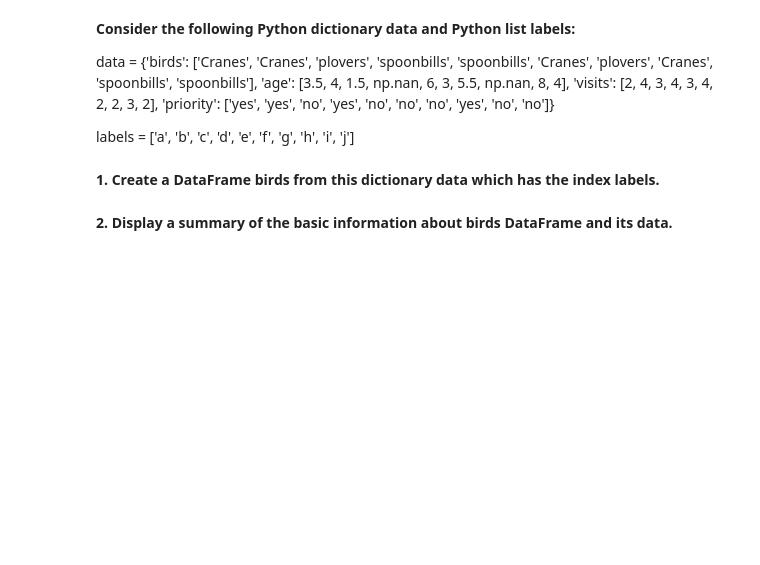
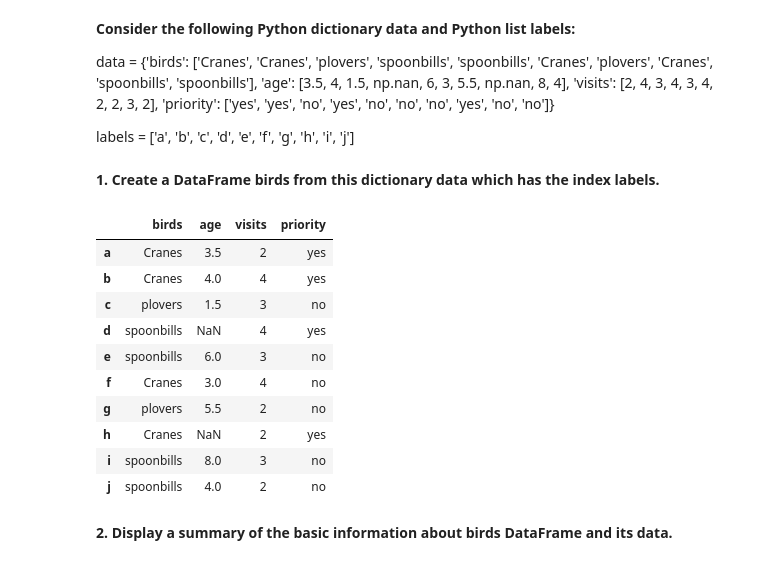
Before and after one commit to Chaitanya-Majety/Jupyter, a Jupyter notebook: Jupyter Notebooks/Assignments/pandas_basics_practice.ipynb, the cells around one changed output. Drawn from its saved outputs; the diff is of its cells as text; code cells hidden in the pictures; blank space fills up the shorter version.

```diff
--- a/Jupyter Notebooks/Assignments/pandas_basics_practice.ipynb
+++ b/Jupyter Notebooks/Assignments/pandas_basics_practice.ipynb
@@ -7,7 +7,32 @@ data = {'birds': ['Cranes', 'Cranes', 'plovers', 'spoonbills', 'spoonbills', 'Cr
         'priority': ['yes', 'yes', 'no', 'yes', 'no', 'no', 'no', 'yes', 'no', 'no']}
 
 labels = ['a', 'b', 'c', 'd', 'e', 'f', 'g', 'h', 'i', 'j']
+# %%
+import numpy as np
+import pandas as pd
+
+data = {'birds': ['Cranes', 'Cranes', 'plovers', 'spoonbills', 'spoonbills', 'Cranes', 'plovers', 'Cranes', 'spoonbills', 'spoonbills'],
+        'age': [3.5, 4, 1.5, np.nan, 6, 3, 5.5, np.nan, 8, 4],
+        'visits': [2, 4, 3, 4, 3, 4, 2, 2, 3, 2],
+        'priority': ['yes', 'yes', 'no', 'yes', 'no', 'no', 'no', 'yes', 'no', 'no']}
+
+labels = ['a', 'b', 'c', 'd', 'e', 'f', 'g', 'h', 'i', 'j']
 # %% [markdown]
 **1. Create a DataFrame birds from this dictionary data which has the index labels.**
+# %%
+birds = pd.DataFrame(data,index=labels)
+birds
+# %% [output]
+|  | birds | age | visits | priority |
+| a | Cranes | 3.5 | 2 | yes |
+| b | Cranes | 4.0 | 4 | yes |
+| c | plovers | 1.5 | 3 | no |
+| d | spoonbills | NaN | 4 | yes |
+| e | spoonbills | 6.0 | 3 | no |
+| f | Cranes | 3.0 | 4 | no |
+| g | plovers | 5.5 | 2 | no |
+| h | Cranes | NaN | 2 | yes |
+| i | spoonbills | 8.0 | 3 | no |
+| j | spoonbills | 4.0 | 2 | no |
 # %% [markdown]
 **2. Display a summary of the basic information about birds DataFrame and its data.**
```
Also changed, not shown: parts of 15 cells of this notebook, 1 other file.
